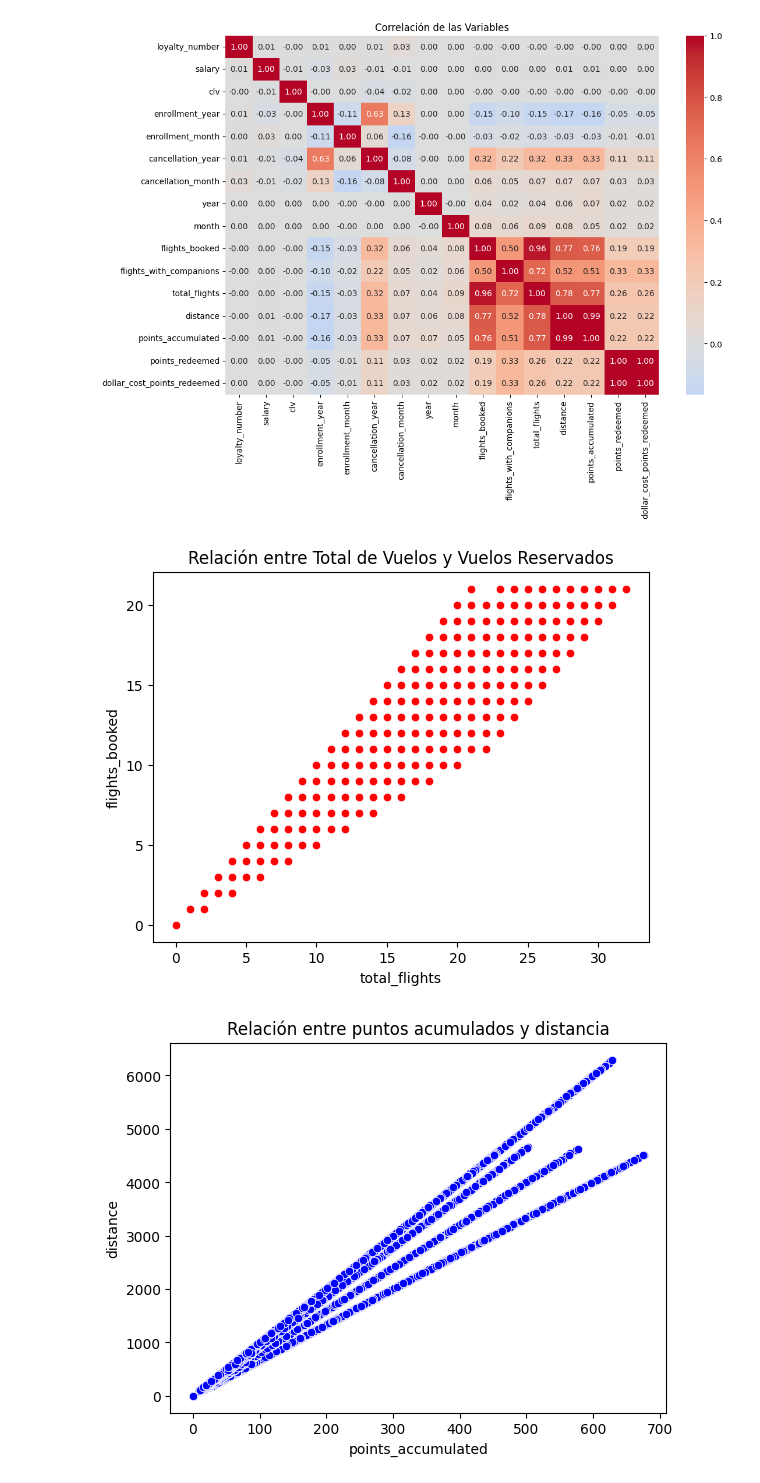
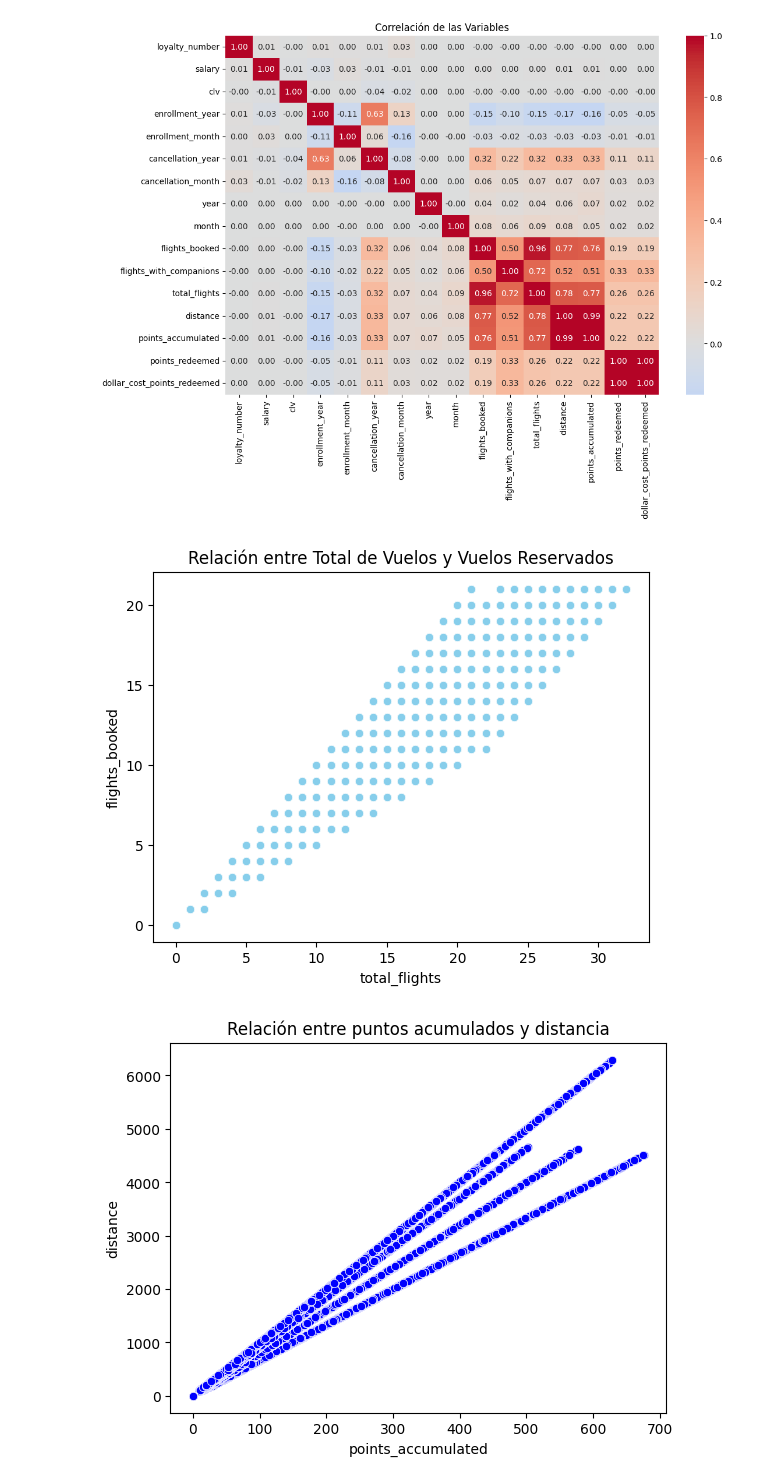
Before and after one commit to Adalab/bda-modulo-3-evaluacion-final-Dacil235-1, a Jupyter notebook: evaluacion_final_mod3_fase2.ipynb, the cells around one changed output. Drawn from its saved outputs; the diff is of its cells as text; code cells hidden in the pictures.

```diff
--- a/evaluacion_final_mod3_fase2.ipynb
+++ b/evaluacion_final_mod3_fase2.ipynb
@@ -94,11 +94,11 @@ plt.show()
 # %% [output]
 [figure]
 # %%
-sns.scatterplot(data = df, x="total_flights", y="flights_booked", color= "red")
+sns.scatterplot(data = df, x="total_flights", y="flights_booked", color= "skyblue")
 
 plt.title("Relación entre Total de Vuelos y Vuelos Reservados");
 # %% [output]
-[figure, old version]
+[figure, new version]
 # %%
 sns.scatterplot(data = df, x="points_accumulated", y="distance", color= "blue")
 
```
Also changed, not shown: parts of 4 cells of this notebook, 1 other file.
